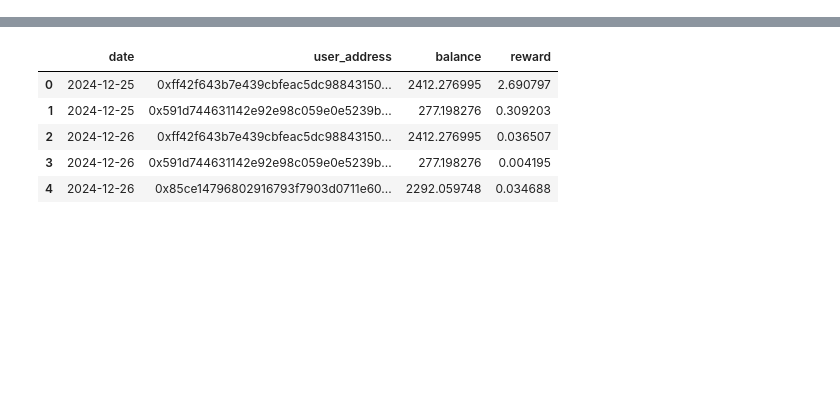
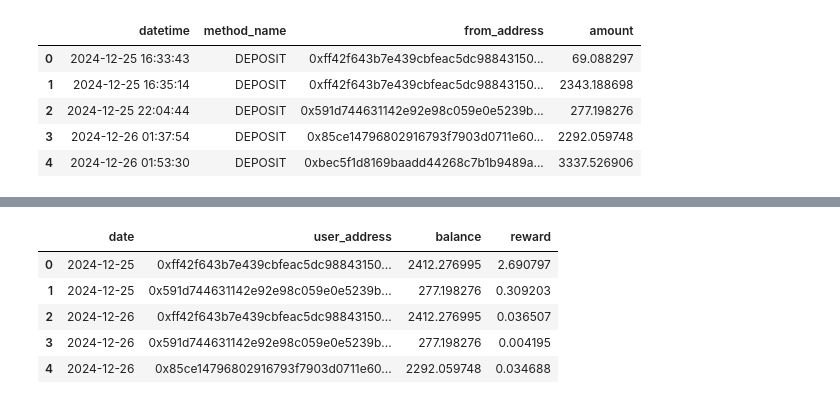
Before and after one commit to harmonixfi/harmonix-api, a Jupyter notebook: src/notebooks/HYPE Reward Distribution Job from Onchain.ipynb, the cells around one changed output, grey strips where cells are left out. Drawn from its saved outputs; the diff is of its cells as text; code cells hidden in the pictures; blank space fills up the shorter version.

```diff
--- a/src/notebooks/HYPE Reward Distribution Job from Onchain.ipynb
+++ b/src/notebooks/HYPE Reward Distribution Job from Onchain.ipynb
@@ -283,0 +193,39 @@ Distribution complete. Total reward records: 445
+# %%
+# Define method name mapping
+METHOD_NAMES = {
+    "0x71b8dc69": "DEPOSIT",
+    "0x087fad4c": "WITHDRAW",
+    "0xb51d1d4f": "WITHDRAW"
+}
+
+def enrich_transaction_data(df):
+    print(f"Starting to enrich {len(df)} transactions with amounts and method names...")
+
+    # Add method_name column
+    df['method_name'] = df['method_id'].map(METHOD_NAMES)
+
+    # Initialize amount column
+    df['amount'] = 0.0
+
+    # Process each transaction to get amounts
+    for idx, row in df.iterrows():
+        try:
+            if row['method_id'] in [DEPOSIT_METHOD_ID, WITHDRAW_METHOD_ID]:
+                amount = get_amount_from_tx(row)
+                df.at[idx, 'amount'] = amount
+                print(f"Processed {row['method_name']}: {row['tx_hash'][:8]}... Amount: {amount:.6f}")
+        except Exception as e:
+            print(f"Error processing transaction {row['tx_hash'][:8]}: {str(e)}")
+            continue
+
+    return df
+
+# Enrich the DataFrame with additional information
+df_sorted = df.sort_values(by="datetime")
+df_sorted = df_sorted.reset_index(drop=True)
+df_sorted = enrich_transaction_data(df_sorted)
+
+# Display sample of enriched data
+print("\nSample of enriched transactions:")
+display(df_sorted[['datetime', 'method_name', 'from_address', 'amount']].head())
+# %% [output]
@@ -283,0 +249,6 @@ Distribution complete. Total reward records: 445
+|  | datetime | method_name | from_address | amount |
+| 0 | 2024-12-25 16:33:43 | DEPOSIT | 0xff42f643b7e439cbfeac5dc98843150... | 69.088297 |
+| 1 | 2024-12-25 16:35:14 | DEPOSIT | 0xff42f643b7e439cbfeac5dc98843150... | 2343.188698 |
+| 2 | 2024-12-25 22:04:44 | DEPOSIT | 0x591d744631142e92e98c059e0e5239b... | 277.198276 |
+| 3 | 2024-12-26 01:37:54 | DEPOSIT | 0x85ce14796802916793f7903d0711e60... | 2292.059748 |
+| 4 | 2024-12-26 01:53:30 | DEPOSIT | 0xbec5f1d8169baadd44268c7b1b9489a... | 3337.526906 |
```
Also changed, not shown: parts of 8 cells of this notebook.
